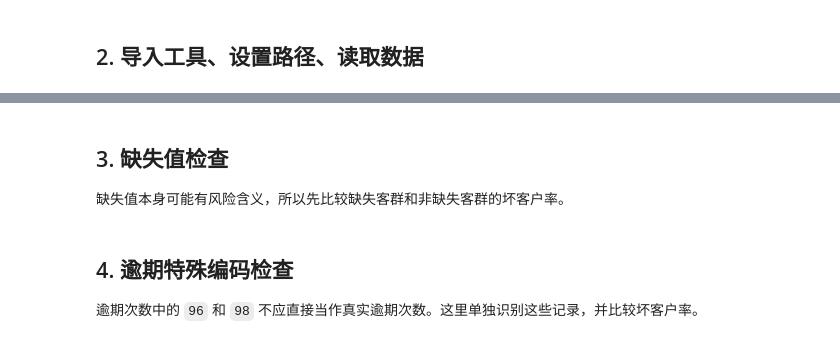
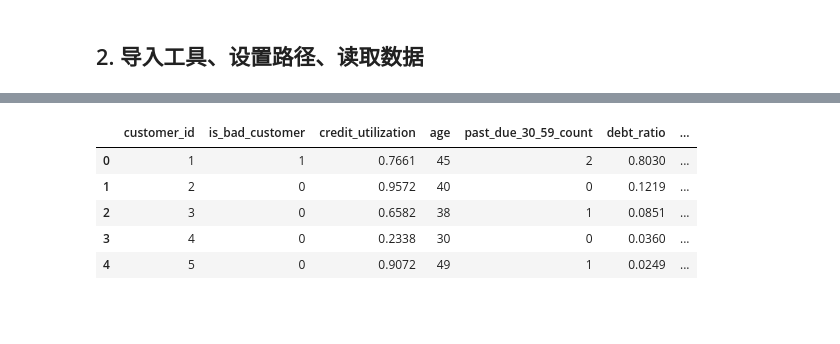
Before and after one commit to xujianbin452-afk/DataAnalysisRoad, a Jupyter notebook: Projects/01_Credit_Risk_Analysis/notebooks/02_data_quality_cleaning.ipynb, the cells around one changed output, grey strips where cells are left out. Drawn from its saved outputs; the diff is of its cells as text; code cells hidden in the pictures; blank space fills up the shorter version.

```diff
--- a/Projects/01_Credit_Risk_Analysis/notebooks/02_data_quality_cleaning.ipynb
+++ b/Projects/01_Credit_Risk_Analysis/notebooks/02_data_quality_cleaning.ipynb
@@ -30,29 +36,31 @@ RAW_DATA_PATH
 # %%
 raw_df = pd.read_csv(RAW_DATA_PATH)
 
-# 原始字段名太长，先改成工作中更好读的字段名。
 rename_cols = {
     "id": "customer_id",
     "SeriousDlqin2yrs": "is_bad_customer",
     "RevolvingUtilizationOfUnsecuredLines": "credit_utilization",
     "age": "age",
     "NumberOfTime30-59DaysPastDueNotWorse": "past_due_30_59_count",
     "DebtRatio": "debt_ratio",
     "MonthlyIncome": "monthly_income",
     "NumberOfOpenCreditLinesAndLoans": "open_credit_count",
     "NumberOfTimes90DaysLate": "past_due_90_count",
     "NumberRealEstateLoansOrLines": "real_estate_loan_count",
     "NumberOfTime60-89DaysPastDueNotWorse": "past_due_60_89_count",
     "NumberOfDependents": "dependent_count",
 }
 
 df = raw_df.rename(columns=rename_cols)
-
-# timestamp 是公开镜像附加字段，不代表真实申请时间；后续不使用。
 df = df.drop(columns=["timestamp"])
 
+sample_count = len(df)
+
 df.head()
+# %% [output]
+|  | customer_id | is_bad_customer | credit_utilization | age | past_due_30_59_count | debt_ratio | ... |
+| 0 | 1 | 1 | 0.7661 | 45 | 2 | 0.8030 | ... |
+| 1 | 2 | 0 | 0.9572 | 40 | 0 | 0.1219 | ... |
+| 2 | 3 | 0 | 0.6582 | 38 | 1 | 0.0851 | ... |
+| 3 | 4 | 0 | 0.2338 | 30 | 0 | 0.0360 | ... |
+| 4 | 5 | 0 | 0.9072 | 49 | 1 | 0.0249 | ... |
-# %% [markdown]
-## 3. 缺失值检查
-
-缺失值本身可能有风险含义，所以先比较缺失客群和非缺失客群的坏客户率。
@@ -93,4 +66,0 @@ missing_bad_rate
-# %% [markdown]
-## 4. 逾期特殊编码检查
-
-逾期次数中的 `96` 和 `98` 不应直接当作真实逾期次数。这里单独识别这些记录，并比较坏客户率。
```
Also changed, not shown: parts of 27 cells of this notebook, 14 other files.
